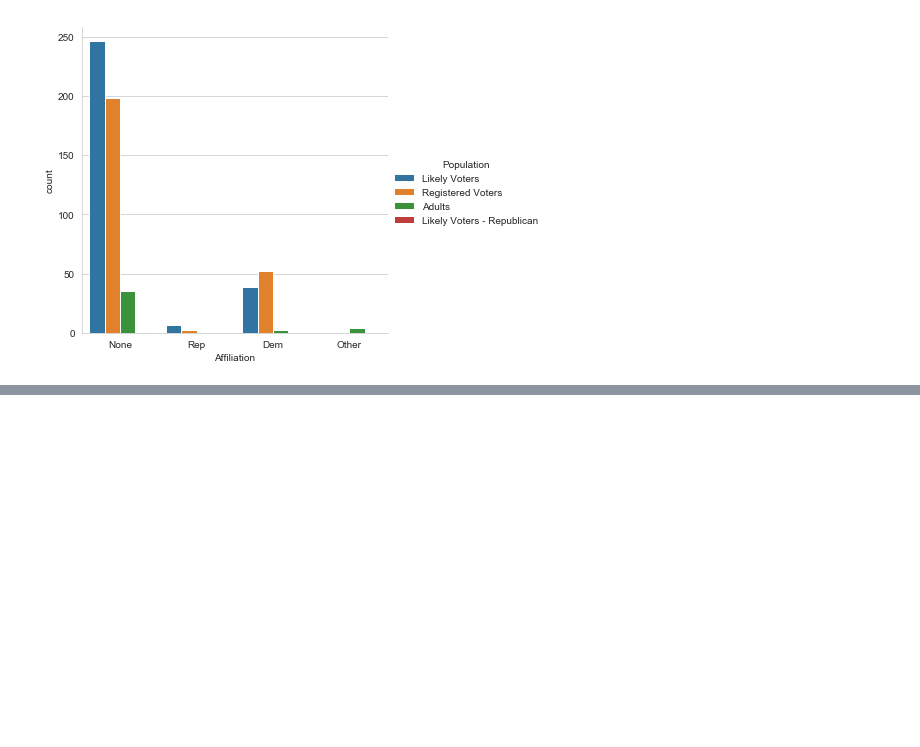
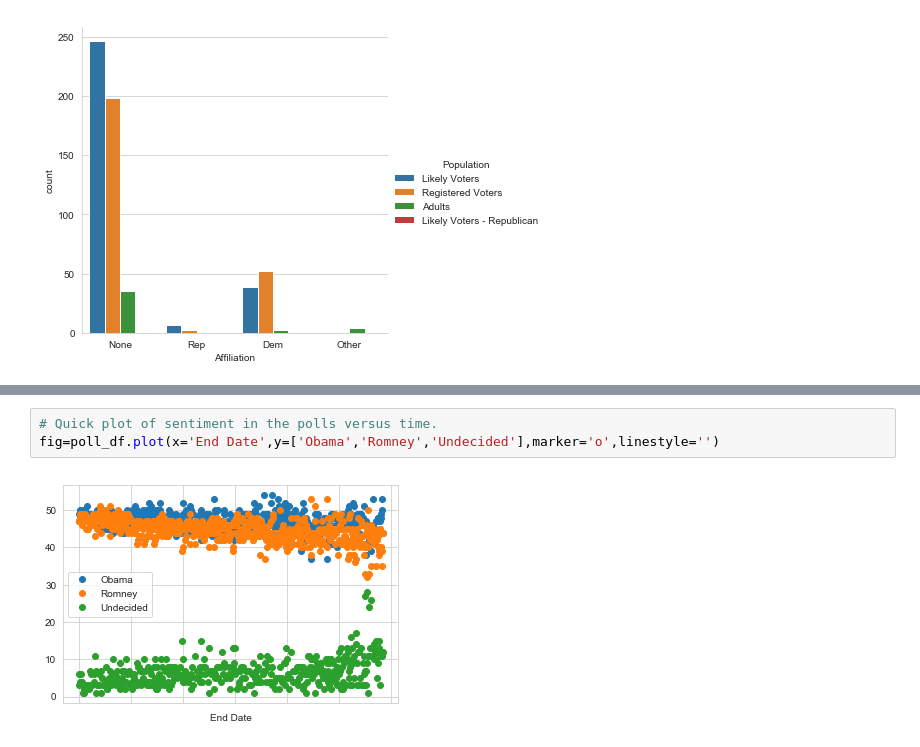
Before and after one commit to rohailkhan/USA_elections_alalysis, a Jupyter notebook: Analytics of US Elections.ipynb, the cells around one changed output, grey strips where cells are left out. Saved outputs shown, nothing was run; the diff lists cells and outputs as text; blank space fills up the shorter version.

```diff
--- a/Analytics of US Elections.ipynb
+++ b/Analytics of US Elections.ipynb
@@ -98,0 +210,5 @@ plt.show()
+# %%
+# Quick plot of sentiment in the polls versus time.
+fig=poll_df.plot(x='End Date',y=['Obama','Romney','Undecided'],marker='o',linestyle='')
+# %% [output]
+[figure, added]
```
Also changed, not shown: parts of 39 cells of this notebook.
